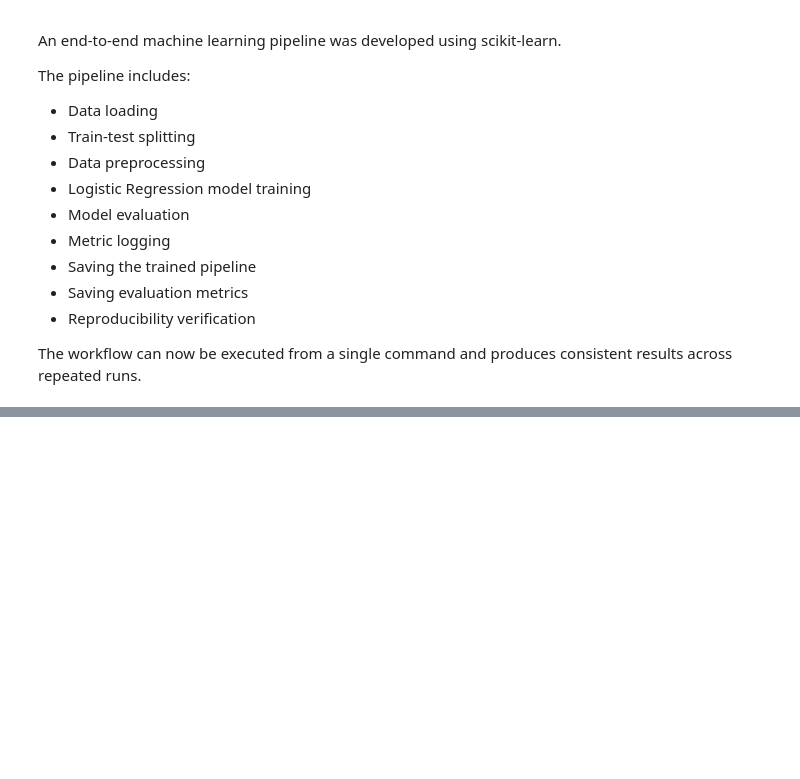
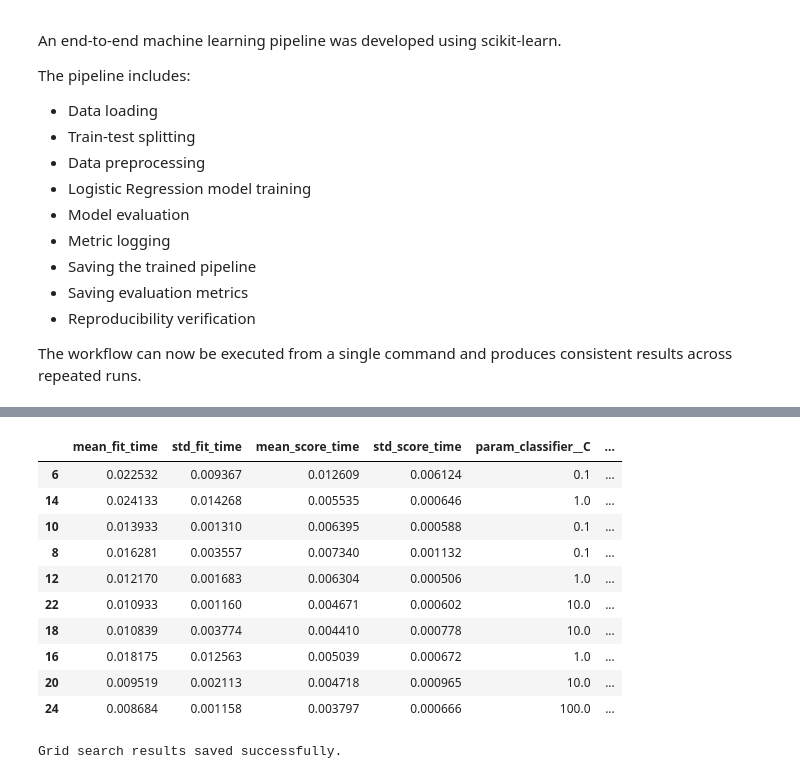
Before and after one commit to Kaushik0107/PlaceMux_Phase1, a Jupyter notebook: notebooks/starter.ipynb, the cells around one changed output, grey strips where cells are left out. Drawn from its saved outputs; the diff is of its cells as text; code cells hidden in the pictures; blank space fills up the shorter version.

```diff
--- a/notebooks/starter.ipynb
+++ b/notebooks/starter.ipynb
@@ -2234,0 +2300,8 @@ The workflow can now be executed from a single command and produces consistent r
+# %%
+cv = StratifiedKFold(
+    n_splits=5,
+    shuffle=True,
+    random_state=42
+)
+
+print(cv)
@@ -2234,0 +2310,10 @@ The workflow can now be executed from a single command and produces consistent r
+# %%
+grid_search = GridSearchCV(
+    estimator=pipeline,
+    param_grid=param_grid,
+    scoring="accuracy",
+    cv=cv,
+    n_jobs=-1
+)
+
+print("GridSearchCV created successfully.")
@@ -2234,0 +2354,4 @@ The workflow can now be executed from a single command and produces consistent r
+# %%
+grid_search.fit(X_train, y_train)
+
+print("Grid search completed successfully.")
@@ -2234,0 +2393,15 @@ The workflow can now be executed from a single command and produces consistent r
+# %%
+import pandas as pd
+
+cv_results = pd.DataFrame(grid_search.cv_results_)
+
+cv_results[
+    [
+        "mean_test_score",
+        "std_test_score",
+        "rank_test_score",
+        "param_classifier__C",
+        "param_classifier__solver",
+        "param_classifier__max_iter"
+    ]
+].head()
@@ -2234,0 +2415,27 @@ The workflow can now be executed from a single command and produces consistent r
+# %%
+best_results = cv_results.sort_values(
+    by="rank_test_score"
+)
+
+best_results.head(10)
+# %% [output]
+|  | mean_fit_time | std_fit_time | mean_score_time | std_score_time | param_classifier__C | ... |
+| 6 | 0.022532 | 0.009367 | 0.012609 | 0.006124 | 0.1 | ... |
+| 14 | 0.024133 | 0.014268 | 0.005535 | 0.000646 | 1.0 | ... |
+| 10 | 0.013933 | 0.001310 | 0.006395 | 0.000588 | 0.1 | ... |
+| 8 | 0.016281 | 0.003557 | 0.007340 | 0.001132 | 0.1 | ... |
+| 12 | 0.012170 | 0.001683 | 0.006304 | 0.000506 | 1.0 | ... |
+| 22 | 0.010933 | 0.001160 | 0.004671 | 0.000602 | 10.0 | ... |
+| 18 | 0.010839 | 0.003774 | 0.004410 | 0.000778 | 10.0 | ... |
+| 16 | 0.018175 | 0.012563 | 0.005039 | 0.000672 | 1.0 | ... |
+| 20 | 0.009519 | 0.002113 | 0.004718 | 0.000965 | 10.0 | ... |
+| 24 | 0.008684 | 0.001158 | 0.003797 | 0.000666 | 100.0 | ... |
+# %%
+cv_results.to_csv(
+    "grid_search_results.csv",
+    index=False
+)
+
+print("Grid search results saved successfully.")
+# %% [output]
+Grid search results saved successfully.
```
Also changed, not shown: parts of 46 cells of this notebook, 2 other files.
